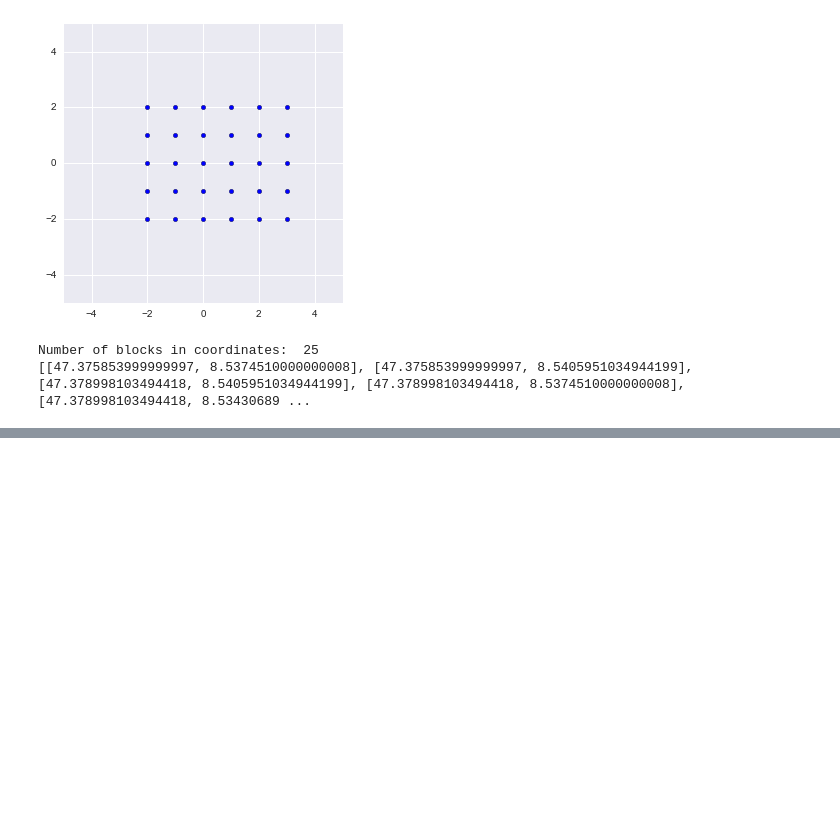
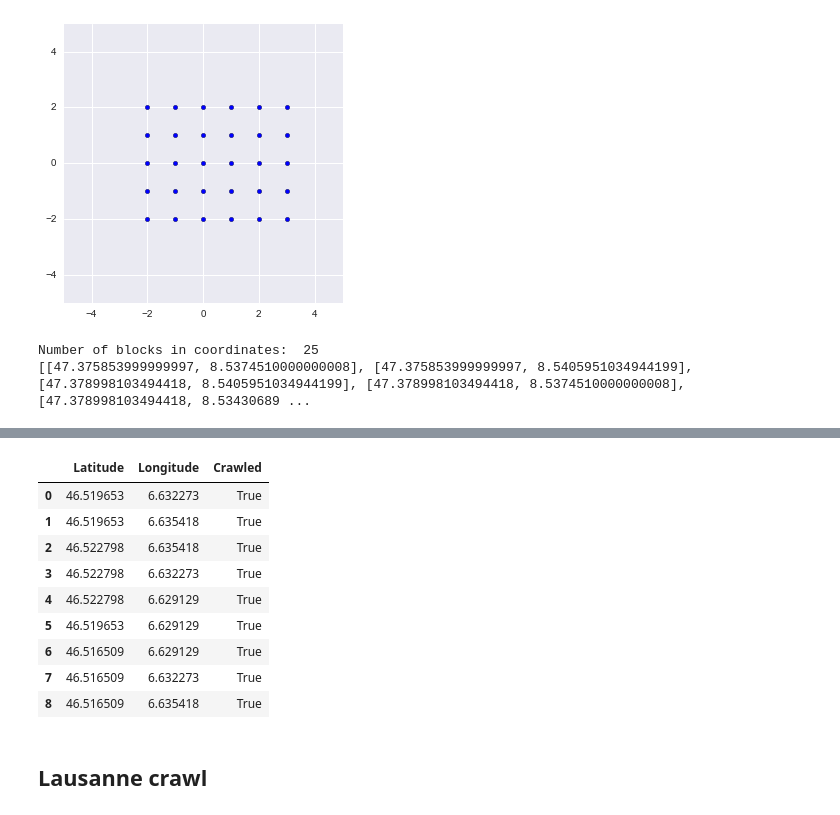
Before and after one commit to PaluchowskiMatthew/ADA-Orion, a Jupyter notebook: Factual API test.ipynb, the cells around one changed output, grey strips where cells are left out. Saved outputs shown, nothing was run; the diff lists cells and outputs as text; code cells hidden in the pictures; blank space fills up the shorter version.

```diff
--- a/Factual API test.ipynb
+++ b/Factual API test.ipynb
@@ -451,0 +486,15 @@ Number of blocks in coordinates:  25
+# %%
+coordinates_df
+# %% [output]
+|  | Latitude | Longitude | Crawled |
+| 0 | 46.519653 | 6.632273 | True |
+| 1 | 46.519653 | 6.635418 | True |
+| 2 | 46.522798 | 6.635418 | True |
+| 3 | 46.522798 | 6.632273 | True |
+| 4 | 46.522798 | 6.629129 | True |
+| 5 | 46.519653 | 6.629129 | True |
+| 6 | 46.516509 | 6.629129 | True |
+| 7 | 46.516509 | 6.632273 | True |
+| 8 | 46.516509 | 6.635418 | True |
+# %% [markdown]
+## Lausanne crawl
```
Also changed, not shown: parts of 18 cells of this notebook, 7 other files.
